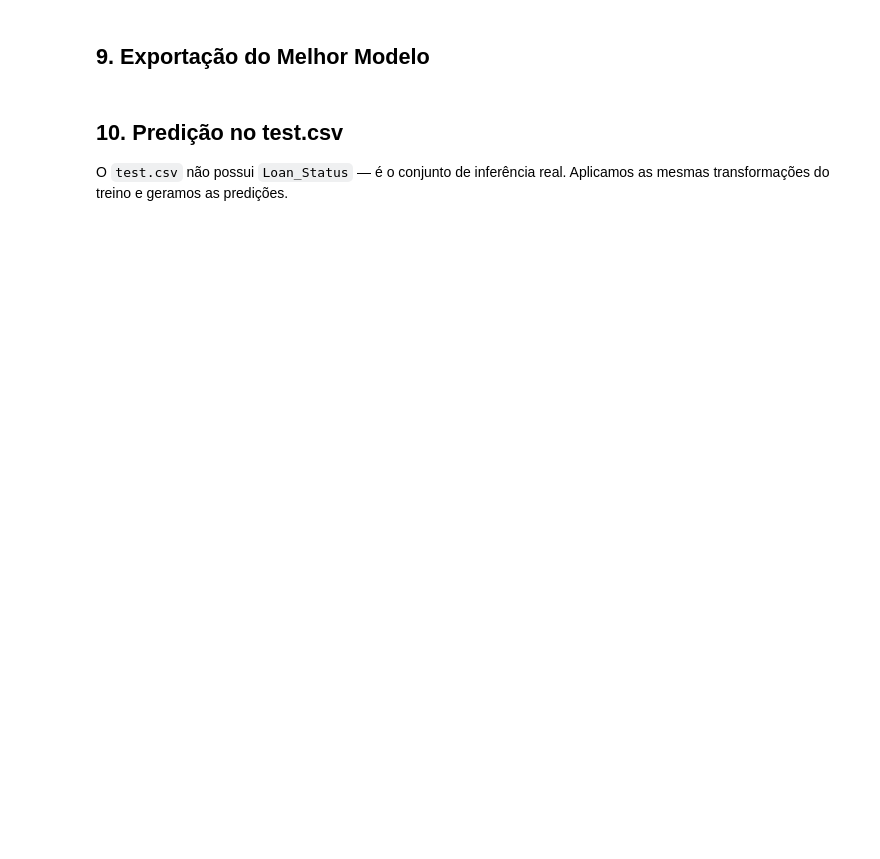
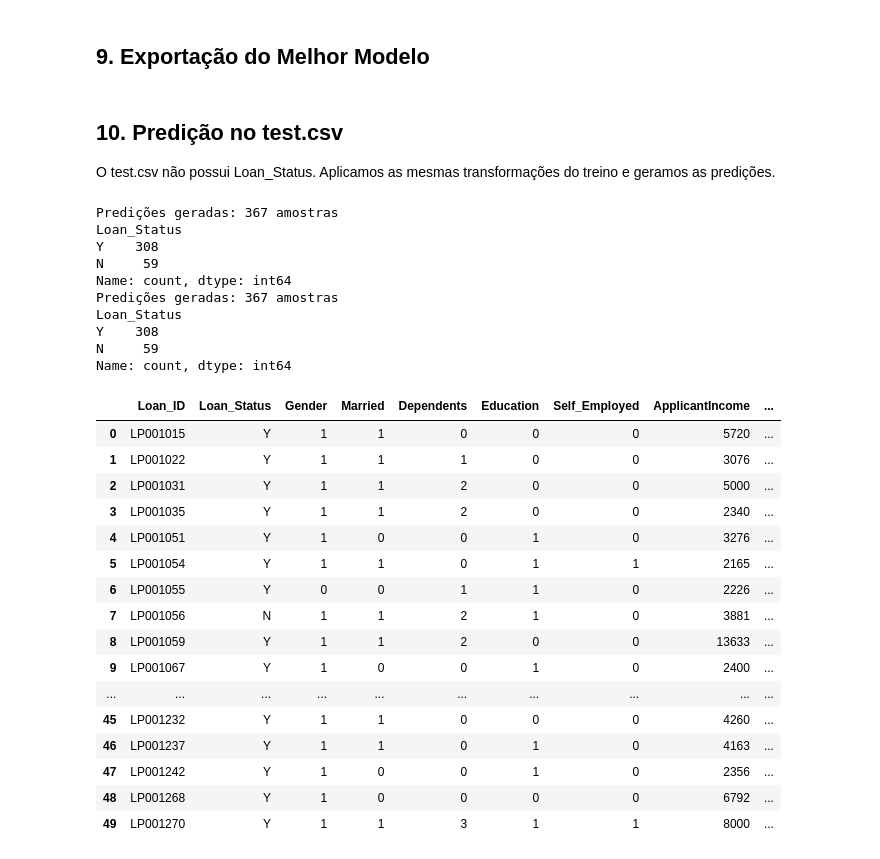
Before and after one commit to pabloghid/loan_approval_prediction, a Jupyter notebook: notebook/notebook.ipynb, the cells around one changed output. Drawn from its saved outputs; the diff is of its cells as text; code cells hidden in the pictures; blank space fills up the shorter version.

Commit message:
feat: ajustes na documentação, treino utilizando area rural e output

```diff
--- a/notebook/notebook.ipynb
+++ b/notebook/notebook.ipynb
@@ -67,18 +92,18 @@ Algoritmos de ML exigem entrada numérica:
 # %%
-# Remove ID (não é feature preditiva)
+# Remove ID (não é utilizado na predição)
 df = df.drop('Loan_ID', axis=1)
 
-# Dependents: trata '3+' antes de converter para int
+# Dependents
 df['Dependents'] = df['Dependents'].replace('3+', '3').astype(int)
 df['Loan_Amount_Term'] = df['Loan_Amount_Term'].astype(float)
 
-# LabelEncoder para variáveis binárias/target
+# LabelEncoder para variáveis binárias
 le = LabelEncoder()
 for col in ['Gender', 'Married', 'Education', 'Self_Employed', 'Loan_Status']:
     df[col] = le.fit_transform(df[col].astype(str))
 
 # One-hot para Property_Area (sem hierarquia entre Urban/Rural/Semiurban)
-df = pd.get_dummies(df, columns=['Property_Area'], drop_first=True)
+df = pd.get_dummies(df, columns=['Property_Area'], drop_first=False)
 
 print("Colunas finais:", df.columns.tolist())
 df.head()
@@ -190,42 +253,85 @@ print(f"Modelo '{best_name}' exportado como 'best_model.pkl'")
 # %% [markdown]
 ## 10. Predição no test.csv
 
-O `test.csv` não possui `Loan_Status` — é o conjunto de inferência real. Aplicamos as mesmas transformações do treino e geramos as predições.
+O test.csv não possui Loan_Status. Aplicamos as mesmas transformações do treino e geramos as predições.
 # %%
 df_test = pd.read_csv('test.csv')
 loan_ids = df_test['Loan_ID'].copy()
+app_income = df_test['ApplicantIncome'].copy()
+loan_amount = df_test['LoanAmount'].copy()
+cred_history = df_test['Credit_History'].copy()
+prop_area = df_test['Property_Area'].copy()
 
-# 1. Imputação (mesma lógica do treino)
+# Input
 for col in ['Gender', 'Married', 'Dependents', 'Self_Employed', 'Loan_Amount_Term']:
     df_test[col] = df_test[col].fillna(df_test[col].mode()[0])
 df_test['Credit_History'] = df_test['Credit_History'].fillna(df_test['Credit_History'].mode()[0])
 df_test['LoanAmount'] = df_test['LoanAmount'].fillna(df_test['LoanAmount'].median())
 
-# 2. Remover ID e converter tipos
+# Remover ID e converter tipos
 df_test = df_test.drop('Loan_ID', axis=1)
 df_test['Dependents'] = df_test['Dependents'].replace('3+', '3').astype(int)
 df_test['Loan_Amount_Term'] = df_test['Loan_Amount_Term'].astype(float)
 
-# 3. LabelEncoder (reutiliza mesmo `le` do treino)
+# LabelEncoder
 for col in ['Gender', 'Married', 'Education', 'Self_Employed']:
     df_test[col] = le.fit_transform(df_test[col].astype(str))
 
-# 4. One-hot Property_Area
-df_test = pd.get_dummies(df_test, columns=['Property_Area'], drop_first=True)
+# One-hot Property_Area
+df_test = pd.get_dummies(df_test, columns=['Property_Area'], drop_first=False)
 
 # Garante mesmas colunas do treino (caso alguma categoria não apareça no test)
 for col in X.columns:
     if col not in df_test.columns:
         df_test[col] = 0
 df_test = df_test[X.columns]
 
-# 5. Predição
+# Predição
 predictions = best_model.predict(df_test)
 pred_labels = ['Y' if p == 1 else 'N' for p in predictions]
 
-result = pd.DataFrame({'Loan_ID': loan_ids, 'Loan_Status': pred_labels})
+result = pd.DataFrame({'Loan_ID': loan_ids, 'ApplicantIncome': app_income, 'LoanAmount': loan_amount, 'Credit_History': cred_history, 'PropArea': prop_area, 'Loan_Status': pred_labels})
 result.to_csv('predictions.csv', index=False)
 
 print(f"Predições geradas: {len(result)} amostras")
 print(result['Loan_Status'].value_counts())
-result.head(10)
+pd.set_option('display.max_columns', None)
+pd.set_option('display.width', None)
+
+df_test_viz = df_test.copy()
+df_test_viz.insert(0, 'Loan_ID', loan_ids.values)
+df_test_viz.insert(1, 'Loan_Status', pred_labels)
+
+df_test_viz.to_csv('predictions.csv', index=False)
+
+print(f"Predições geradas: {len(df_test_viz)} amostras")
+print(df_test_viz['Loan_Status'].value_counts())
+df_test_viz.head(50)
+# %% [output]
+Predições geradas: 367 amostras
+Loan_Status
+Y    308
+N     59
+Name: count, dtype: int64
+Predições geradas: 367 amostras
+Loan_Status
+Y    308
+N     59
+Name: count, dtype: int64
+|  | Loan_ID | Loan_Status | Gender | Married | Dependents | Education | Self_Employed | ApplicantIncome | ... |
+| 0 | LP001015 | Y | 1 | 1 | 0 | 0 | 0 | 5720 | ... |
+| 1 | LP001022 | Y | 1 | 1 | 1 | 0 | 0 | 3076 | ... |
+| 2 | LP001031 | Y | 1 | 1 | 2 | 0 | 0 | 5000 | ... |
+| 3 | LP001035 | Y | 1 | 1 | 2 | 0 | 0 | 2340 | ... |
+| 4 | LP001051 | Y | 1 | 0 | 0 | 1 | 0 | 3276 | ... |
+| 5 | LP001054 | Y | 1 | 1 | 0 | 1 | 1 | 2165 | ... |
+| 6 | LP001055 | Y | 0 | 0 | 1 | 1 | 0 | 2226 | ... |
+| 7 | LP001056 | N | 1 | 1 | 2 | 1 | 0 | 3881 | ... |
+| 8 | LP001059 | Y | 1 | 1 | 2 | 0 | 0 | 13633 | ... |
+| 9 | LP001067 | Y | 1 | 0 | 0 | 1 | 0 | 2400 | ... |
+| ... | ... | ... | ... | ... | ... | ... | ... | ... | ... |
+| 45 | LP001232 | Y | 1 | 1 | 0 | 0 | 0 | 4260 | ... |
+| 46 | LP001237 | Y | 1 | 1 | 0 | 1 | 0 | 4163 | ... |
+| 47 | LP001242 | Y | 1 | 0 | 0 | 1 | 0 | 2356 | ... |
+| 48 | LP001268 | Y | 1 | 0 | 0 | 0 | 0 | 6792 | ... |
+| 49 | LP001270 | Y | 1 | 1 | 3 | 1 | 1 | 8000 | ... |
```
Also changed, not shown: parts of 15 cells of this notebook, 2 other files.
